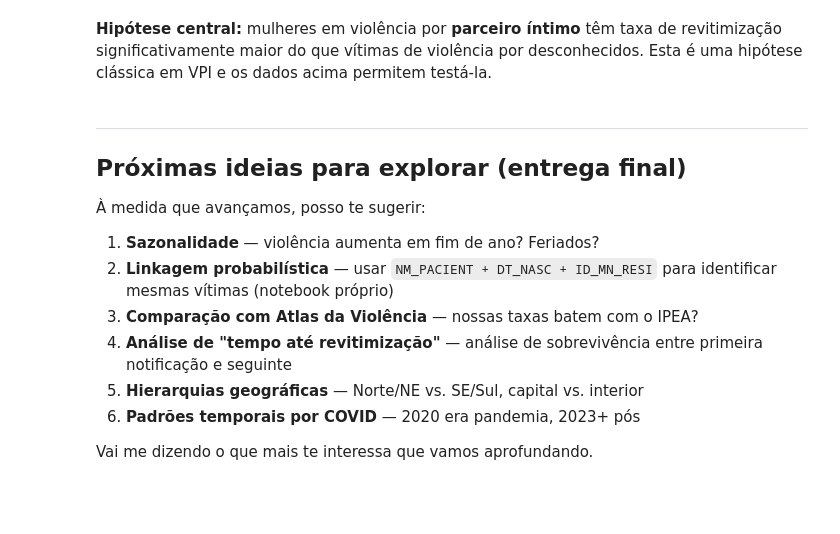
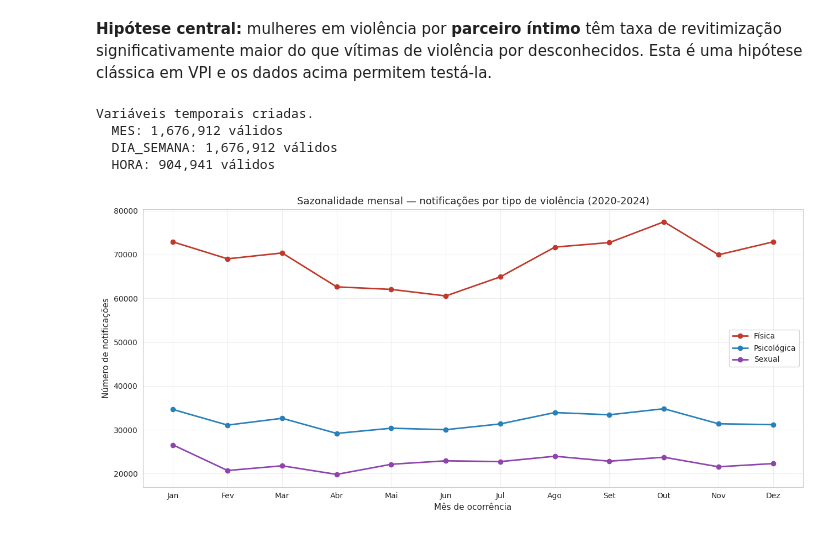
Before and after one commit to RafaelaMlucca/AnaliseViolMulher, a Jupyter notebook: 04_descritiva_v3.ipynb, the cells around one changed output. Saved outputs shown, nothing was run; the diff lists cells and outputs as text; code cells hidden in the pictures; blank space fills up the shorter version.

```diff
--- a/04_descritiva_v3.ipynb
+++ b/04_descritiva_v3.ipynb
@@ -1103,17 +1278,2 @@ plt.tight_layout(); plt.show()
 # %% [markdown]
 **Hipótese central:** mulheres em violência por **parceiro íntimo** têm taxa de revitimização significativamente maior do que vítimas de violência por desconhecidos. Esta é uma hipótese clássica em VPI e os dados acima permitem testá-la.
-# %% [markdown]
----
-
-## Próximas ideias para explorar (entrega final)
-
-À medida que avançamos, posso te sugerir:
-
-1. **Sazonalidade** — violência aumenta em fim de ano? Feriados?
-2. **Linkagem probabilística** — usar `NM_PACIENT + DT_NASC + ID_MN_RESI` para identificar mesmas vítimas (notebook próprio)
-3. **Comparação com Atlas da Violência** — nossas taxas batem com o IPEA?
-4. **Análise de "tempo até revitimização"** — análise de sobrevivência entre primeira notificação e seguinte
-5. **Hierarquias geográficas** — Norte/NE vs. SE/Sul, capital vs. interior
-6. **Padrões temporais por COVID** — 2020 era pandemia, 2023+ pós
-
-Vai me dizendo o que mais te interessa que vamos aprofundando.
@@ -1121,0 +1280,58 @@ Vai me dizendo o que mais te interessa que vamos aprofundando.
+# %%
+# Prepara variáveis temporais a partir das datas
+df['DT_OCOR_DT'] = pd.to_datetime(df['DT_OCOR'], format='%Y%m%d', errors='coerce')
+
+df['MES'] = df['DT_OCOR_DT'].dt.month
+df['DIA_SEMANA'] = df['DT_OCOR_DT'].dt.dayofweek  # 0=segunda, 6=domingo
+
+# Hora — HORA_OCOR está como string HHMM
+def extrair_hora(h):
+    if pd.isna(h):
+        return None
+    s = str(h).zfill(4)[:2]
+    try:
+        h_int = int(s)
+        return h_int if 0 <= h_int <= 23 else None
+    except ValueError:
+        return None
+
+df['HORA'] = df['HORA_OCOR'].apply(extrair_hora)
+
+print('Variáveis temporais criadas.')
+print(f'  MES: {df["MES"].notna().sum():,} válidos')
+print(f'  DIA_SEMANA: {df["DIA_SEMANA"].notna().sum():,} válidos')
+print(f'  HORA: {df["HORA"].notna().sum():,} válidos')
+# %% [output]
+Variáveis temporais criadas.
+  MES: 1,676,912 válidos
+  DIA_SEMANA: 1,676,912 válidos
+  HORA: 904,941 válidos
+# %%
+# Sazonalidade mensal — total e por tipo
+meses_nome = ['Jan','Fev','Mar','Abr','Mai','Jun',
+              'Jul','Ago','Set','Out','Nov','Dez']
+
+fig, ax = plt.subplots(figsize=(13, 6))
+
+# Total
+total_mes = df.groupby('MES').size()
+total_mes.index = [meses_nome[int(m)-1] for m in total_mes.index]
+
+# Por tipo
+for tipo, nome, cor in [('y_fisic', 'Física', '#c0392b'),
+                         ('y_psico', 'Psicológica', '#2980b9'),
+                         ('y_sexu', 'Sexual', '#8e44ad')]:
+    serie = df[df[tipo] == 1].groupby('MES').size()
+    serie.index = [meses_nome[int(m)-1] for m in serie.index]
+    ax.plot(serie.index, serie.values, marker='o', linewidth=2,
+            label=nome, color=cor)
+
+ax.set_title('Sazonalidade mensal — notificações por tipo de violência (2020-2024)')
+ax.set_xlabel('Mês de ocorrência')
+ax.set_ylabel('Número de notificações')
+ax.legend()
+ax.grid(alpha=0.3)
+plt.tight_layout()
+plt.show()
+# %% [output]
+[figure, added]
```
Also changed, not shown: parts of 17 cells of this notebook.
